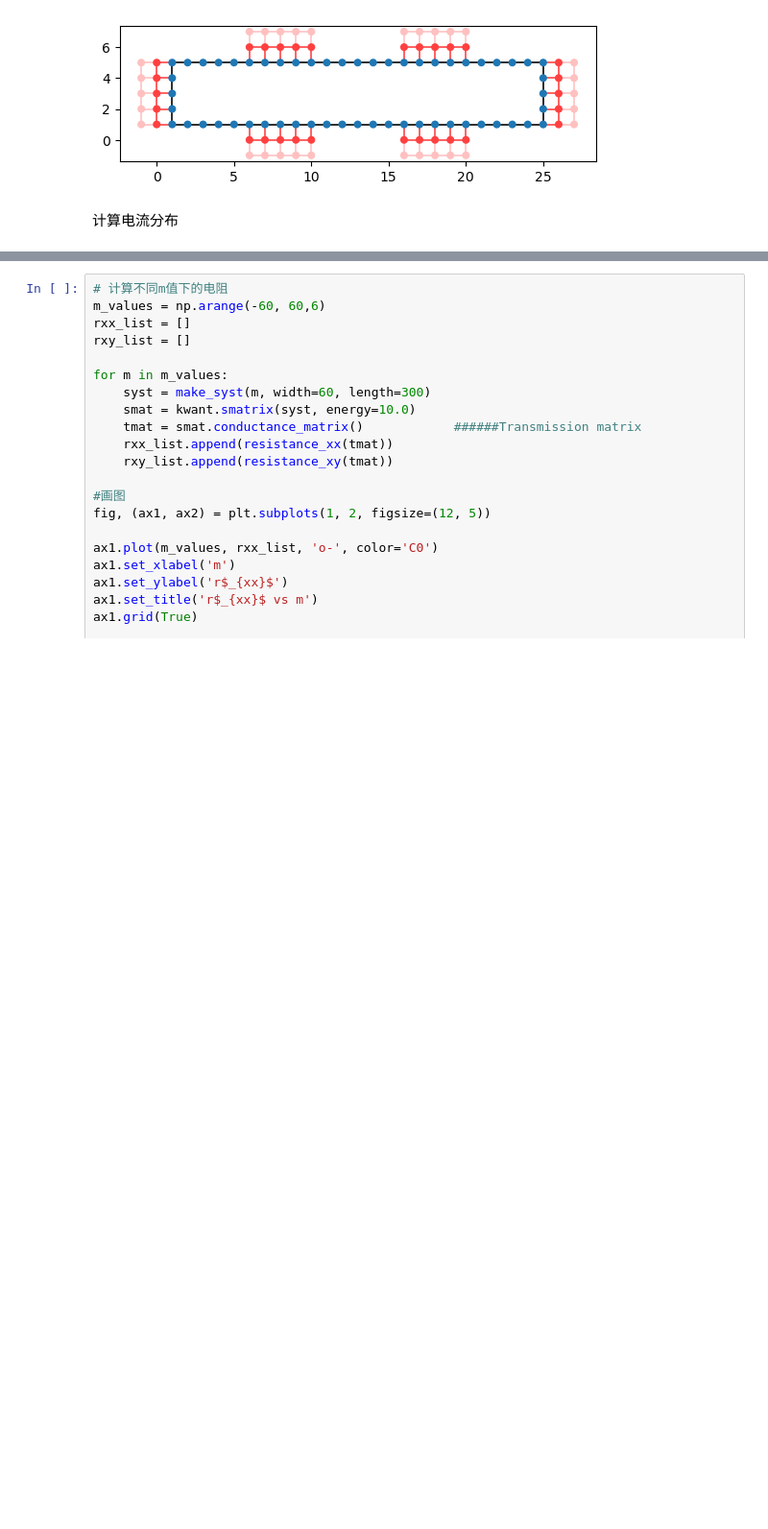
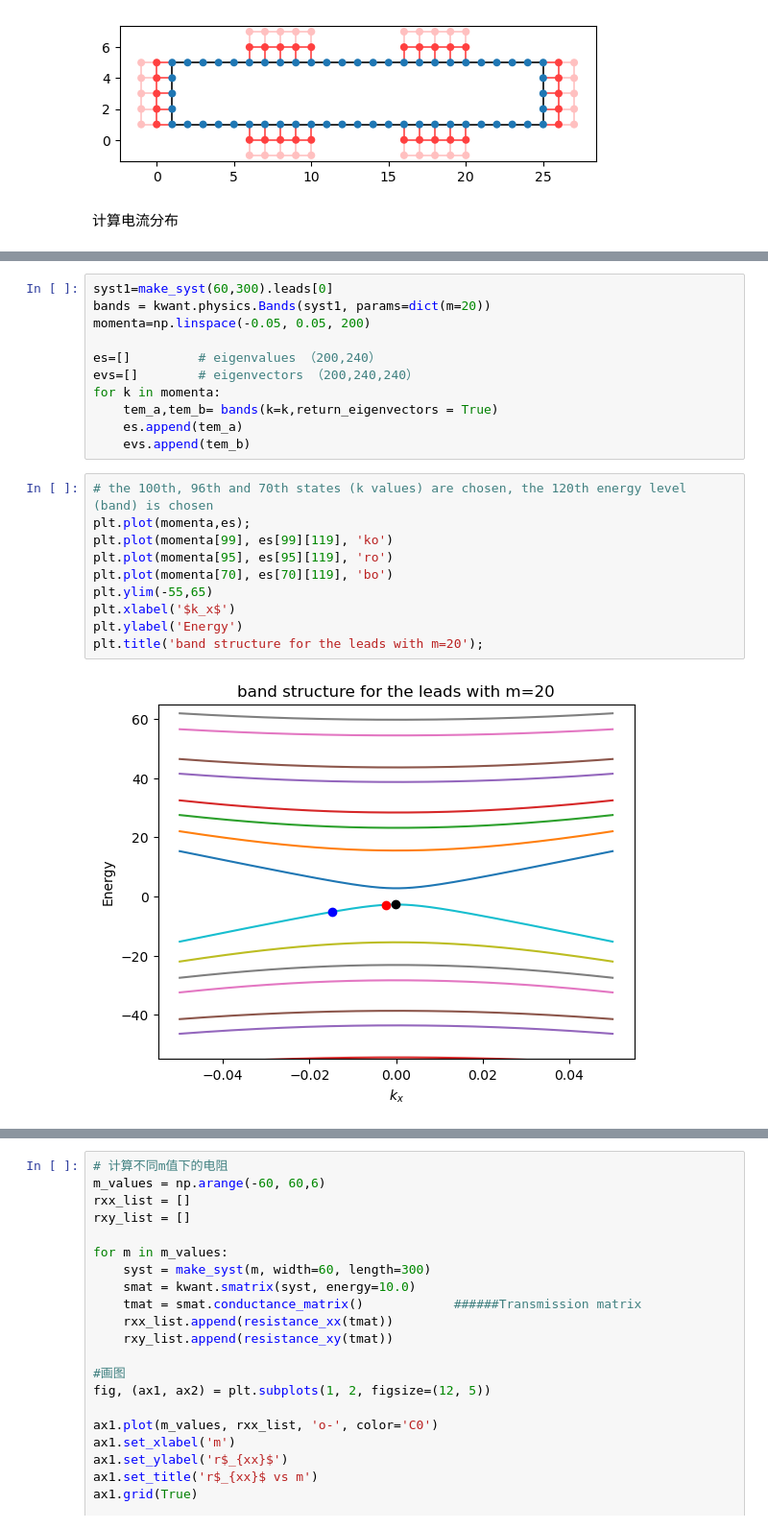
Before and after one commit to Xky123ff/GIT--DEMO, a Jupyter notebook: 1DEG/1DEG (square).ipynb, the cells around one changed output, grey strips where cells are left out. Shown at 96% size. Saved outputs shown, nothing was run; the diff lists cells and outputs as text; blank space fills up the shorter version.

```diff
--- a/1DEG/1DEG (square).ipynb
+++ b/1DEG/1DEG (square).ipynb
@@ -132,0 +135,23 @@ kwant.plotter.bands(syst3,momenta=np.linspace(-a_x, a_x, 100), ax=ax2);
+# %%
+syst1=make_syst(60,300).leads[0]
+bands = kwant.physics.Bands(syst1, params=dict(m=20))
+momenta=np.linspace(-0.05, 0.05, 200)
+
+es=[]         # eigenvalues （200,240）
+evs=[]        # eigenvectors （200,240,240）
+for k in momenta:
+    tem_a,tem_b= bands(k=k,return_eigenvectors = True)
+    es.append(tem_a)
+    evs.append(tem_b)
+# %%
+# the 100th, 96th and 70th states (k values) are chosen, the 120th energy level (band) is chosen
+plt.plot(momenta,es);
+plt.plot(momenta[99], es[99][119], 'ko')
+plt.plot(momenta[95], es[95][119], 'ro')
+plt.plot(momenta[70], es[70][119], 'bo')
+plt.ylim(-55,65)
+plt.xlabel('$k_x$')
+plt.ylabel('Energy')
+plt.title('band structure for the leads with m=20');
+# %% [output]
+[figure, added]
```
Also changed, not shown: parts of 9 cells of this notebook, 1 other file.
